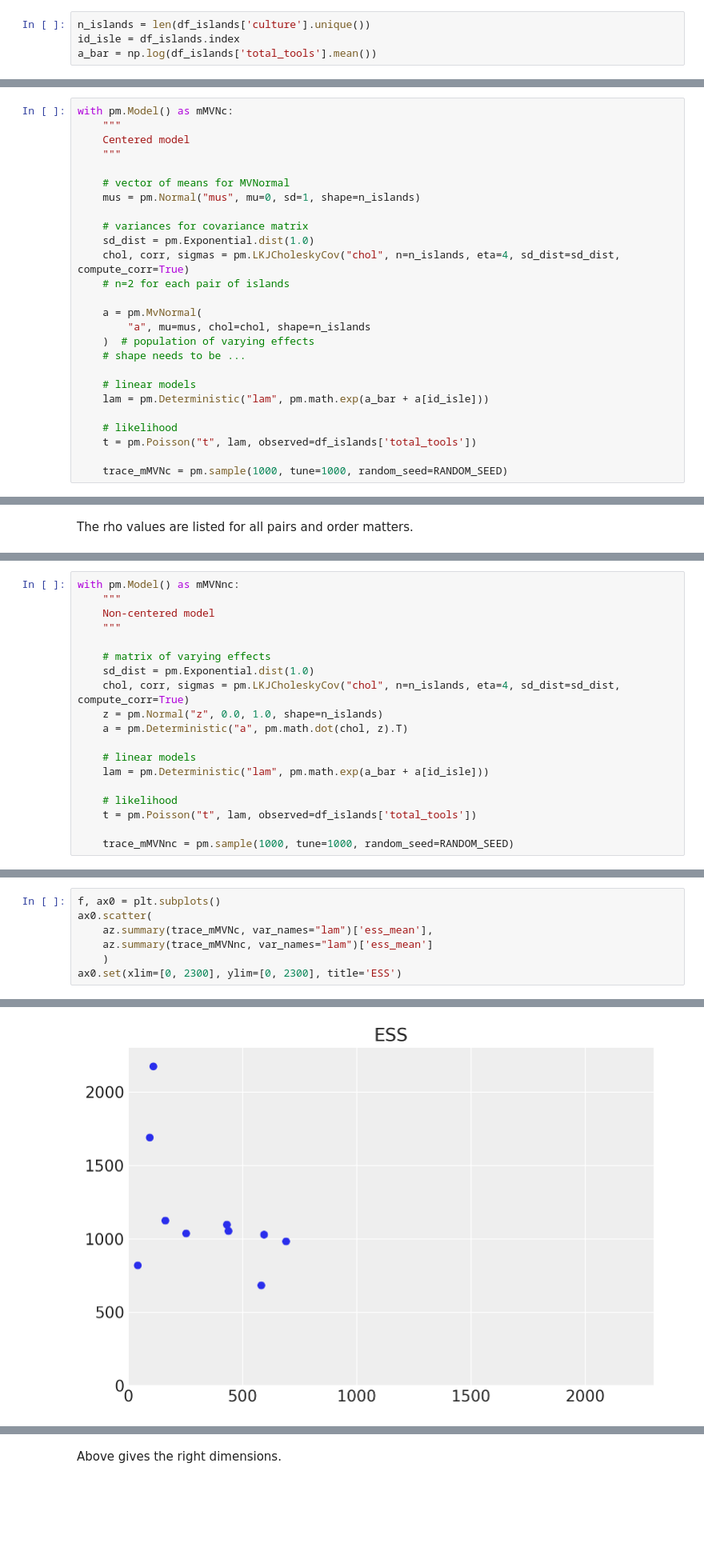
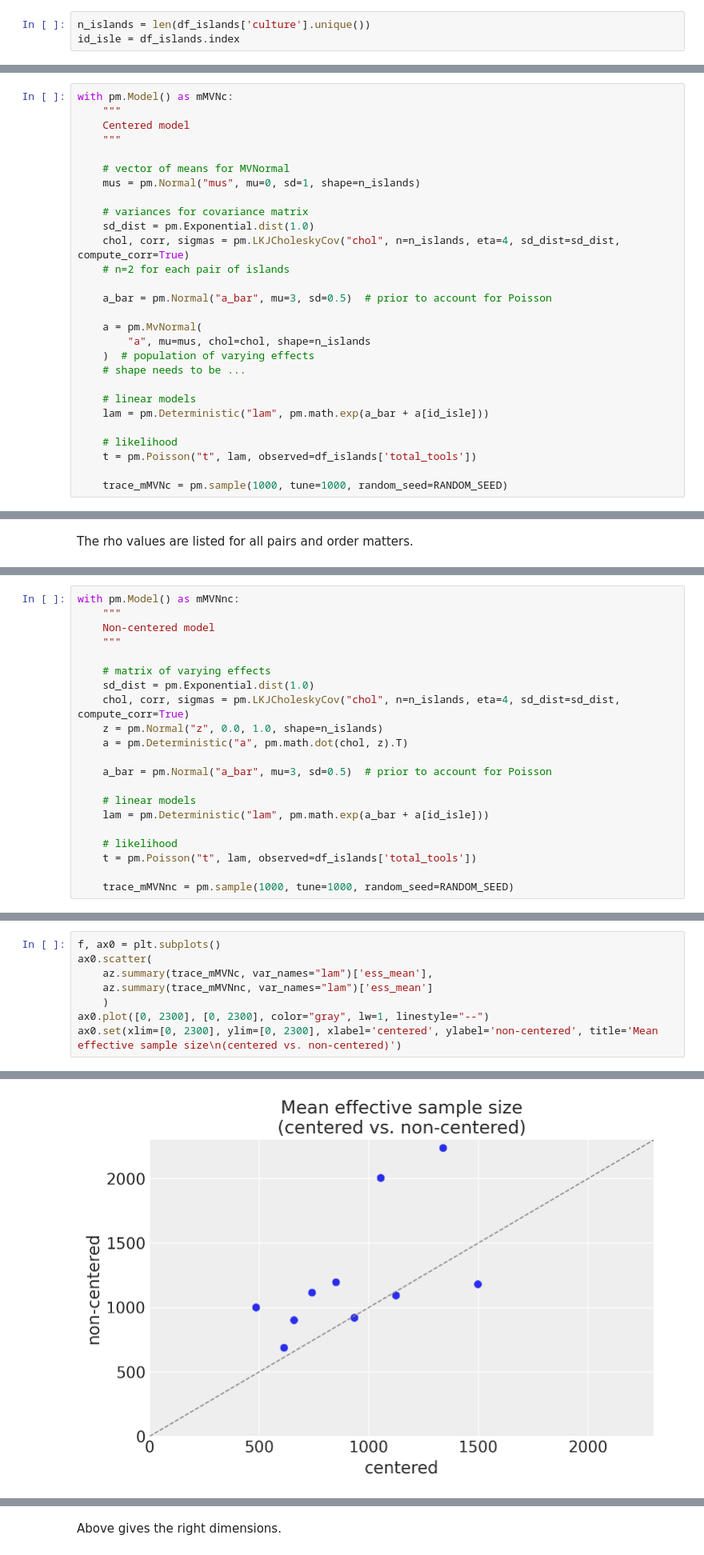
Before and after one commit to benslack19/stats_rethinking, a Jupyter notebook: blog_entries/stats_rethinking_GPR.ipynb, the cells around one changed output, grey strips where cells are left out. Shown: that part at 80% size. Cells and saved outputs as stored; diff of their text form; blank space fills up the shorter version.

Commit message:
worked on varying effects post

```diff
--- a/blog_entries/stats_rethinking_GPR.ipynb
+++ b/blog_entries/stats_rethinking_GPR.ipynb
@@ -247,7 +226,6 @@ We still want to do varying effects and one way to construct it is with this mul
 # %%
 n_islands = len(df_islands['culture'].unique())
 id_isle = df_islands.index
-a_bar = np.log(df_islands['total_tools'].mean())
 # %% [output]
 [interactive output not drawn]
 # %%
@@ -264,6 +242,8 @@ with pm.Model() as mMVNc:
     chol, corr, sigmas = pm.LKJCholeskyCov("chol", n=n_islands, eta=4, sd_dist=sd_dist, compute_corr=True)
     # n=2 for each pair of islands
 
+    a_bar = pm.Normal("a_bar", mu=3, sd=0.5)  # prior to account for Poisson
+
     a = pm.MvNormal(
         "a", mu=mus, chol=chol, shape=n_islands
     )  # population of varying effects
@@ -413,6 +377,8 @@ with pm.Model() as mMVNnc:
     z = pm.Normal("z", 0.0, 1.0, shape=n_islands)
     a = pm.Deterministic("a", pm.math.dot(chol, z).T)
 
+    a_bar = pm.Normal("a_bar", mu=3, sd=0.5)  # prior to account for Poisson
+
     # linear models
     lam = pm.Deterministic("lam", pm.math.exp(a_bar + a[id_isle]))
 
@@ -469,5 +446,6 @@ ax0.scatter(
     az.summary(trace_mMVNc, var_names="lam")['ess_mean'],
     az.summary(trace_mMVNnc, var_names="lam")['ess_mean']
     )
-ax0.set(xlim=[0, 2300], ylim=[0, 2300], title='ESS')
+ax0.plot([0, 2300], [0, 2300], color="gray", lw=1, linestyle="--")
+ax0.set(xlim=[0, 2300], ylim=[0, 2300], xlabel='centered', ylabel='non-centered', title='Mean effective sample size\n(centered vs. non-centered)')
 # %% [output]
@@ -475,2 +457,2 @@ ax0.set(xlim=[0, 2300], ylim=[0, 2300], title='ESS')
-[figure, old version]
+[figure, new version]
 [interactive output not drawn]
```
Also changed, not shown: parts of 50 cells of this notebook, 7 other files.
